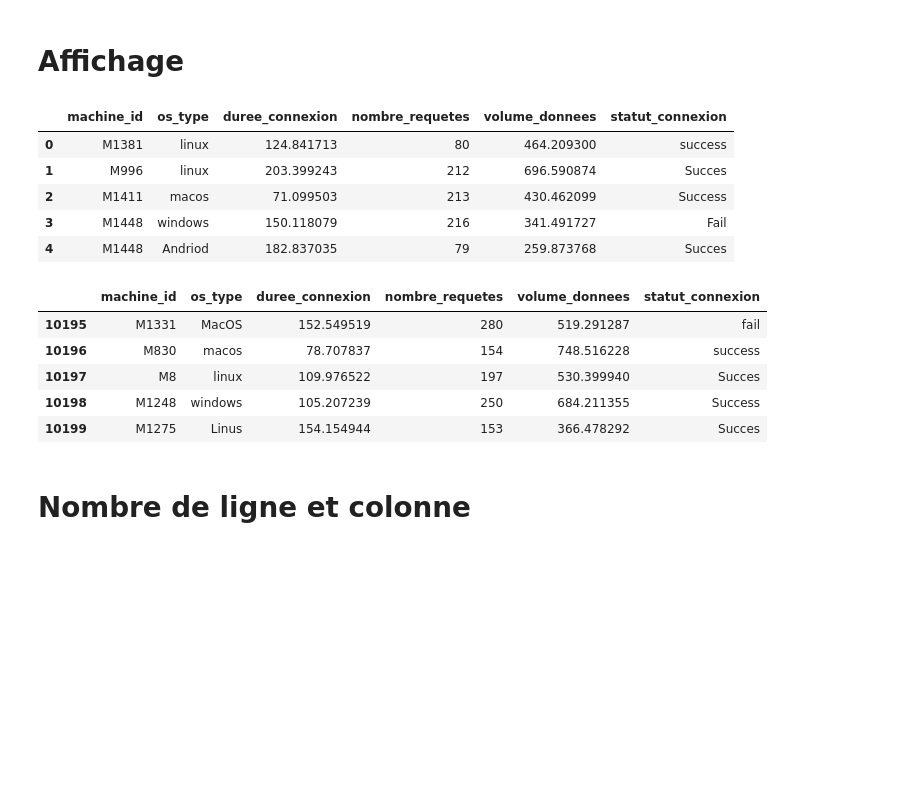
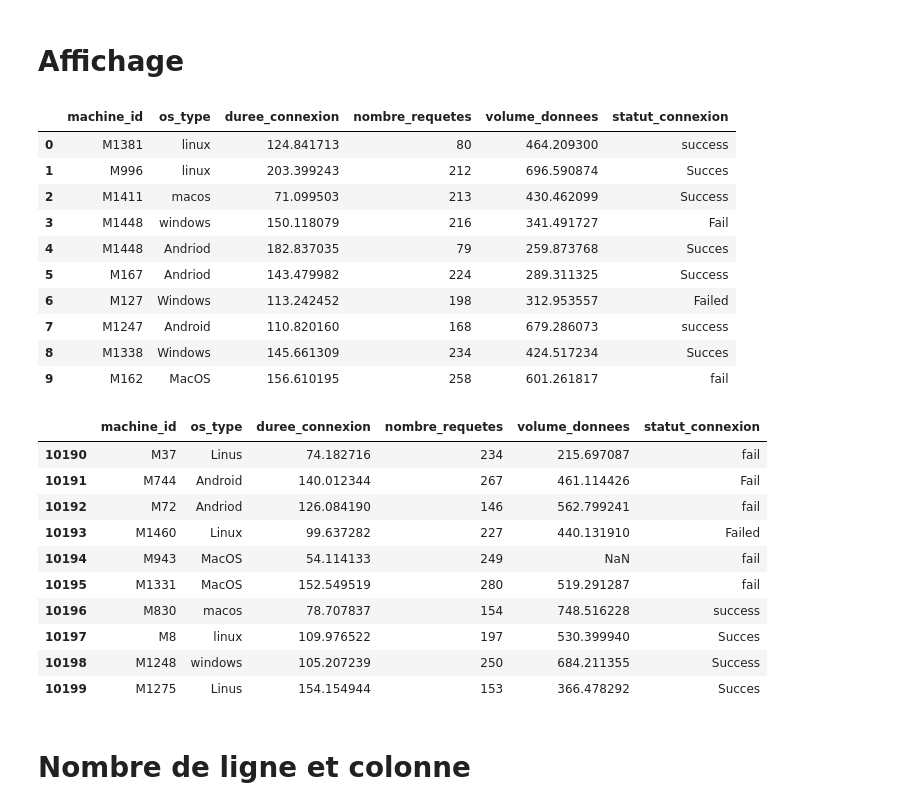
Before and after one commit to Drak-01/traitenement-data-set-network, a Jupyter notebook: TP1/script.ipynb, the cells around one changed output. Cells and saved outputs as stored; diff of their text form; code cells hidden in the pictures; blank space fills up the shorter version.

```diff
--- a/TP1/script.ipynb
+++ b/TP1/script.ipynb
@@ -6,26 +6,33 @@ import seaborn as sns
 # %% [markdown]
 # Chargement du dataSet
 # %%
-pd.set_option("display.max_rows", None)
-pd.set_option("display.max_columns", None)
-
 df = pd.read_csv('dataset_reseau.csv')
 df = df.copy()
 # %% [markdown]
 # Affichage
 # %%
-df.head()
+df.head(10)
 # %% [output]
 |  | machine_id | os_type | duree_connexion | nombre_requetes | volume_donnees | statut_connexion |
 | 0 | M1381 | linux | 124.841713 | 80 | 464.209300 | success |
 | 1 | M996 | linux | 203.399243 | 212 | 696.590874 | Succes |
 | 2 | M1411 | macos | 71.099503 | 213 | 430.462099 | Success |
 | 3 | M1448 | windows | 150.118079 | 216 | 341.491727 | Fail |
 | 4 | M1448 | Andriod | 182.837035 | 79 | 259.873768 | Succes |
+| 5 | M167 | Andriod | 143.479982 | 224 | 289.311325 | Success |
+| 6 | M127 | Windows | 113.242452 | 198 | 312.953557 | Failed |
+| 7 | M1247 | Android | 110.820160 | 168 | 679.286073 | success |
+| 8 | M1338 | Windows | 145.661309 | 234 | 424.517234 | Succes |
+| 9 | M162 | MacOS | 156.610195 | 258 | 601.261817 | fail |
 # %%
-df.tail()
+df.tail(10)
 # %% [output]
 |  | machine_id | os_type | duree_connexion | nombre_requetes | volume_donnees | statut_connexion |
+| 10190 | M37 | Linus | 74.182716 | 234 | 215.697087 | fail |
+| 10191 | M744 | Android | 140.012344 | 267 | 461.114426 | Fail |
+| 10192 | M72 | Andriod | 126.084190 | 146 | 562.799241 | fail |
+| 10193 | M1460 | Linux | 99.637282 | 227 | 440.131910 | Failed |
+| 10194 | M943 | MacOS | 54.114133 | 249 | NaN | fail |
 | 10195 | M1331 | MacOS | 152.549519 | 280 | 519.291287 | fail |
 | 10196 | M830 | macos | 78.707837 | 154 | 748.516228 | success |
 | 10197 | M8 | linux | 109.976522 | 197 | 530.399940 | Succes |
```
Also changed, not shown: parts of 32 cells of this notebook, 2 other files.
